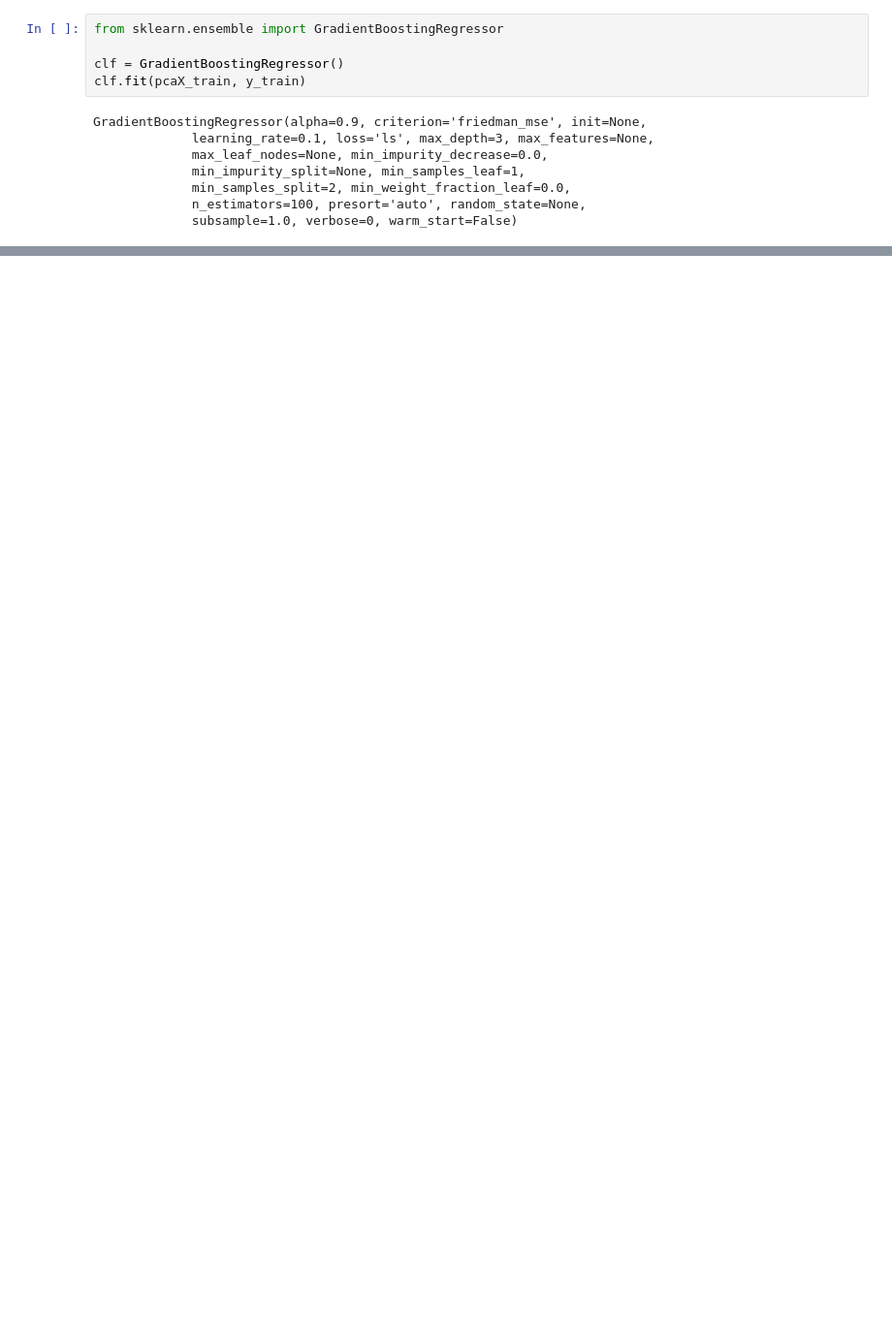
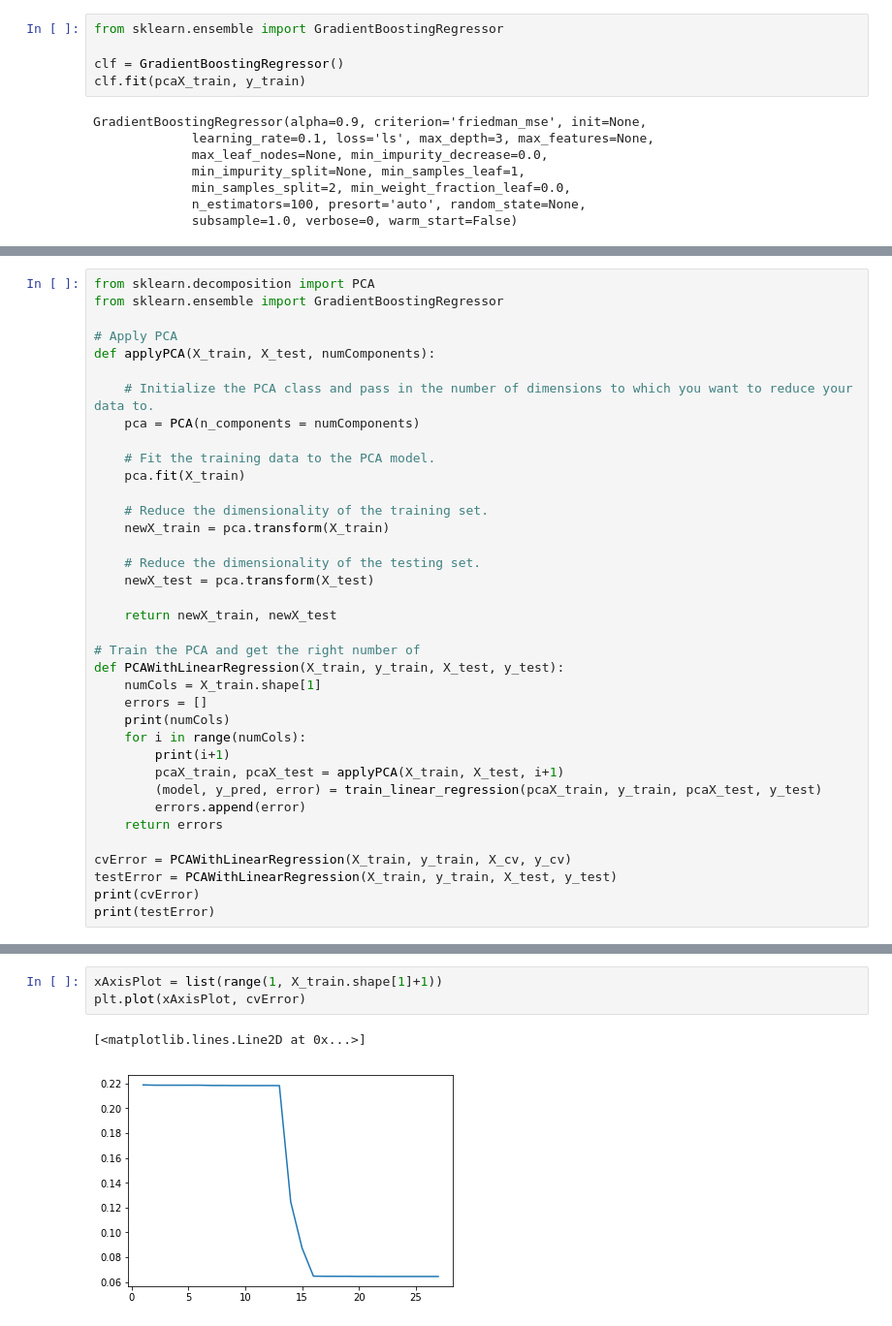
Before and after one commit to ComputAni/PDS-Price-Predictor, a Jupyter notebook: PCA.ipynb, the cells around one changed output, grey strips where cells are left out. Shown at 97% size. Drawn from its saved outputs; the diff is of its cells as text; blank space fills up the shorter version.

```diff
--- a/PCA.ipynb
+++ b/PCA.ipynb
@@ -347,0 +351,37 @@ plt.legend(["Training", "Validation"])
+# %%
+from sklearn.decomposition import PCA
+from sklearn.ensemble import GradientBoostingRegressor
+
+# Apply PCA
+def applyPCA(X_train, X_test, numComponents):
+
+    # Initialize the PCA class and pass in the number of dimensions to which you want to reduce your data to.
+    pca = PCA(n_components = numComponents)
+
+    # Fit the training data to the PCA model.
+    pca.fit(X_train)
+
+    # Reduce the dimensionality of the training set.
+    newX_train = pca.transform(X_train)
+
+    # Reduce the dimensionality of the testing set.
+    newX_test = pca.transform(X_test)
+
+    return newX_train, newX_test
+
+# Train the PCA and get the right number of
+def PCAWithLinearRegression(X_train, y_train, X_test, y_test):
+    numCols = X_train.shape[1]
+    errors = []
+    print(numCols)
+    for i in range(numCols):
+        print(i+1)
+        pcaX_train, pcaX_test = applyPCA(X_train, X_test, i+1)
+        (model, y_pred, error) = train_linear_regression(pcaX_train, y_train, pcaX_test, y_test)
+        errors.append(error)
+    return errors
+
+cvError = PCAWithLinearRegression(X_train, y_train, X_cv, y_cv)
+testError = PCAWithLinearRegression(X_train, y_train, X_test, y_test)
+print(cvError)
+print(testError)
@@ -347,0 +406,6 @@ plt.legend(["Training", "Validation"])
+# %%
+xAxisPlot = list(range(1, X_train.shape[1]+1))
+plt.plot(xAxisPlot, cvError)
+# %% [output]
+[<matplotlib.lines.Line2D at 0x...>]
+[figure, added]
```
Also changed, not shown: parts of 25 cells of this notebook.
